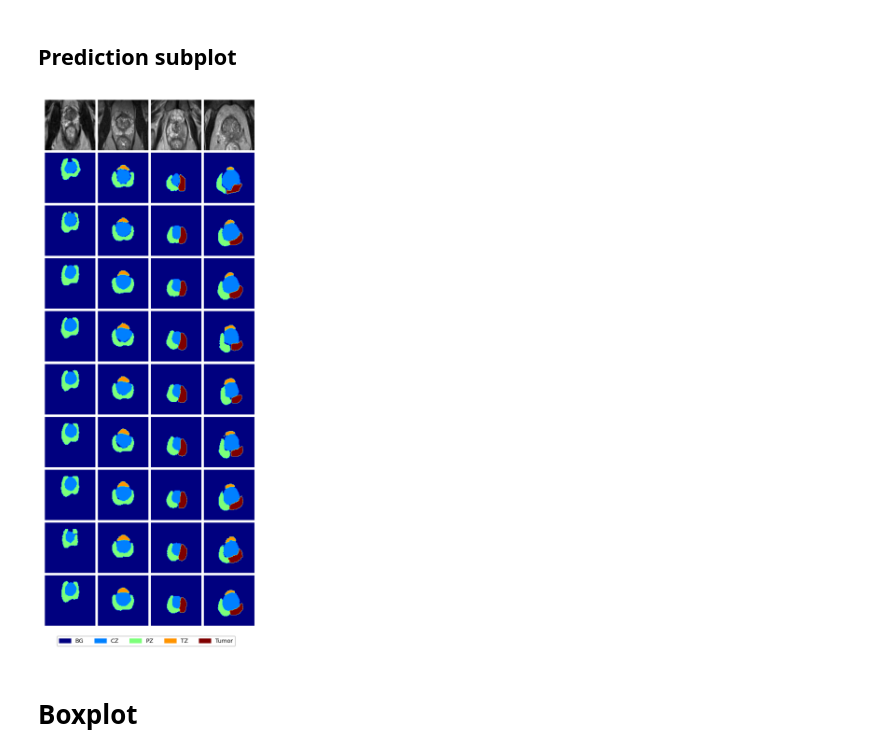
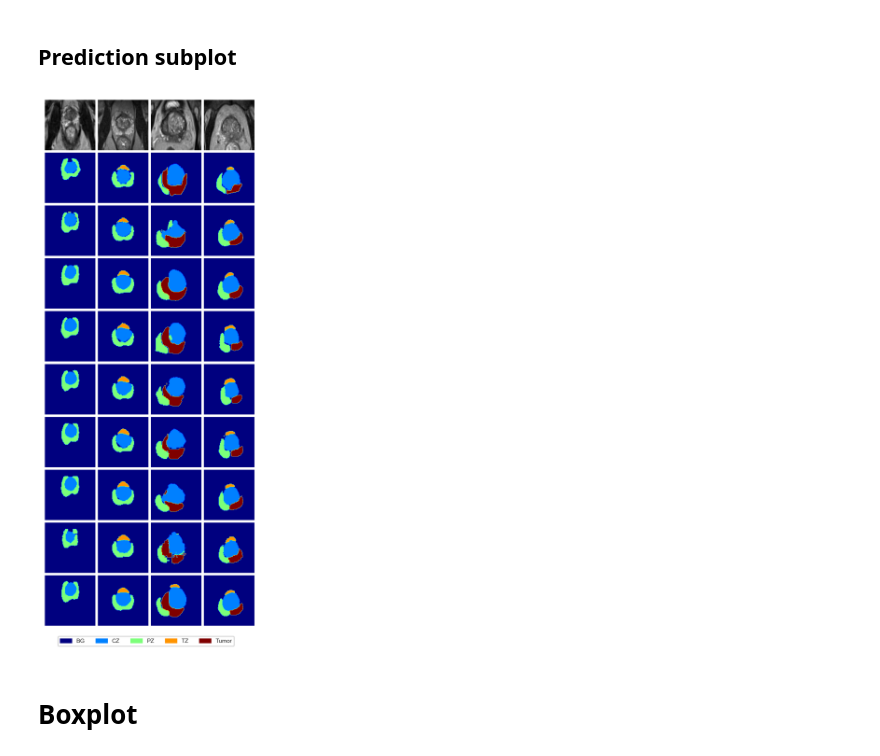
Before and after one commit to pabloquihui/Dataset_pca, a Jupyter notebook: plot_uq.ipynb, the cells around one changed output. Saved outputs shown, nothing was run; the diff lists cells and outputs as text; code cells hidden in the pictures.

```diff
--- a/plot_uq.ipynb
+++ b/plot_uq.ipynb
@@ -75,10 +103,14 @@ Lista 3tumor:  [4, 8, 17, 23]
 Lista 2:  [0, 9, 10, 12, 14, 16, 21, 24, 25, 28, 30]
 # %%
 # Selecting images
-z2 = 14
+# z2 = 14
+z2 = 0
 z3 = 18
+# z3 = 5
 z3t = 17
+# z3t =  8
 z4 = 3
+# z4 = 6
 # %%
 plt.imshow(images[3], cmap='gray')
 plt.axis('off')
@@ -125,7 +157,7 @@ for i in idx:
     entropy_list = []
     preds_list = []
     for j in names_model:
-        cropped_ent= entropy[j]['entropy_all'][i][start_idx:end_idx, start_idx:end_idx]
+        cropped_ent= normalized_entropy[j]['entropy_all'][i][start_idx:end_idx, start_idx:end_idx]
         cropped_ent = resize(cropped_ent, (256, 256), anti_aliasing=False)
         cropped_pred= preds[j]['test_argmax_all'][i][start_idx:end_idx, start_idx:end_idx]
         # cropped_pred = np.repeat(np.repeat(cropped_pred, 2, axis=0), 2, axis=1)
@@ -147,5 +240,15 @@ names_model
 # %% [markdown]
 ## Uncertainty subplot
+# %%
+# Selecting images
+z2 = 14
+# z2 = 0
+z3 = 18
+# z3 = 5
+# z3t = 17
+z3t =  8
+z4 = 3
+# z4 = 6
 # %%
 bounds = [0, 1, 2, 3, 4]
 colors = ['darkblue', 'deepskyblue', 'brown', 'gold', 'orange']
@@ -319,99 +424,100 @@ ax[1,3].axis('off')
 
 
 # UNET
-ax[2,0].imshow(dict_preds[z2]['unet'], cmap='jet', vmin=0, vmax=4)
+ax[2,0].imshow(dict_preds['unet'][z2], cmap='jet', vmin=0, vmax=4)
 ax[2,0].axis('off')
-ax[2,1].imshow(dict_preds[z3]['unet'], cmap='jet', vmin=0, vmax=4)
+ax[2,1].imshow(dict_preds['unet'][z3], cmap='jet', vmin=0, vmax=4)
 ax[2,1].axis('off')
-ax[2,2].imshow(dict_preds[z3t]['unet'], cmap='jet', vmin=0, vmax=4)
+ax[2,2].imshow(dict_preds['unet'][z3t], cmap='jet', vmin=0, vmax=4)
 ax[2,2].axis('off')
-ax[2,3].imshow(dict_preds[z4]['unet'], cmap='jet', vmin=0, vmax=4)
+ax[2,3].imshow(dict_preds['unet'][z4], cmap='jet', vmin=0, vmax=4)
 ax[2,3].axis('off')
 
 # Att UNet
-ax[3,0].imshow(dict_preds[z2]['attunet'], cmap='jet', vmin=0, vmax=4)
+ax[3,0].imshow(dict_preds['attunet'][z2], cmap='jet', vmin=0, vmax=4)
 ax[3,0].axis('off')
-ax[3,1].imshow(dict_preds[z3]['attunet'], cmap='jet', vmin=0, vmax=4)
+ax[3,1].imshow(dict_preds['attunet'][z3], cmap='jet', vmin=0, vmax=4)
 ax[3,1].axis('off')
-ax[3,2].imshow(dict_preds[z3t]['attunet'], cmap='jet', vmin=0, vmax=4)
+ax[3,2].imshow(dict_preds['attunet'][z3t], cmap='jet', vmin=0, vmax=4)
 ax[3,2].axis('off')
-ax[3,3].imshow(dict_preds[z4]['attunet'], cmap='jet', vmin=0, vmax=4)
+ax[3,3].imshow(dict_preds['attunet'][z4], cmap='jet', vmin=0, vmax=4)
 ax[3,3].axis('off')
 
 # Dense UNet
-ax[4,0].imshow(dict_preds[z2]['denseunet'], cmap='jet', vmin=0, vmax=4)
+ax[4,0].imshow(dict_preds['denseunet'][z2], cmap='jet', vmin=0, vmax=4)
 ax[4,0].axis('off')
-ax[4,1].imshow(dict_preds[z3]['denseunet'], cmap='jet', vmin=0, vmax=4)
+ax[4,1].imshow(dict_preds['denseunet'][z3], cmap='jet', vmin=0, vmax=4)
 ax[4,1].axis('off')
-ax[4,2].imshow(dict_preds[z3t]['denseunet'], cmap='jet', vmin=0, vmax=4)
+ax[4,2].imshow(dict_preds['denseunet'][z3t], cmap='jet', vmin=0, vmax=4)
 ax[4,2].axis('off')
-ax[4,3].imshow(dict_preds[z4]['denseunet'], cmap='jet', vmin=0, vmax=4)
+ax[4,3].imshow(dict_preds['denseunet'][z4], cmap='jet', vmin=0, vmax=4)
 ax[4,3].axis('off')
 
 # Att denseunet
-ax[5,0].imshow(dict_preds[z2]['attdenseunet'], cmap='jet', vmin=0, vmax=4)
+ax[5,0].imshow(dict_preds['attdenseunet'][z2], cmap='jet', vmin=0, vmax=4)
 ax[5,0].axis('off')
-ax[5,1].imshow(dict_preds[z3]['attdenseunet'], cmap='jet', vmin=0, vmax=4)
+ax[5,1].imshow(dict_preds['attdenseunet'][z3], cmap='jet', vmin=0, vmax=4)
 ax[5,1].axis('off')
-ax[5,2].imshow(dict_preds[z3t]['attdenseunet'], cmap='jet', vmin=0, vmax=4)
+ax[5,2].imshow(dict_preds['attdenseunet'][z3t], cmap='jet', vmin=0, vmax=4)
 ax[5,2].axis('off')
-im = ax[5,3].imshow(dict_preds[z4]['attdenseunet'], cmap='jet', vmin=0, vmax=4)
+im = ax[5,3].imshow(dict_preds['attdenseunet'][z4], cmap='jet', vmin=0, vmax=4)
 ax[5,3].axis('off')
 
 # R2U-Net
-ax[6,0].imshow(dict_preds[z2]['r2unet'], cmap='jet', vmin=0, vmax=4)
+ax[6,0].imshow(dict_preds['r2unet'][z2], cmap='jet', vmin=0, vmax=4)
 ax[6,0].axis('off')
-ax[6,1].imshow(dict_preds[z3]['r2unet'], cmap='jet', vmin=0, vmax=4)
+ax[6,1].imshow(dict_preds['r2unet'][z3], cmap='jet', vmin=0, vmax=4)
 ax[6,1].axis('off')
-ax[6,2].imshow(dict_preds[z3t]['r2unet'], cmap='jet', vmin=0, vmax=4)
+ax[6,2].imshow(dict_preds['r2unet'][z3t], cmap='jet', vmin=0, vmax=4)
 ax[6,2].axis('off')
-im = ax[6,3].imshow(dict_preds[z4]['r2unet'], cmap='jet', vmin=0, vmax=4)
+im = ax[6,3].imshow(dict_preds['r2unet'][z4], cmap='jet', vmin=0, vmax=4)
 ax[6,3].axis('off')
 
 # Att R2U-Net
-ax[7,0].imshow(dict_preds[z2]['attr2unet'], cmap='jet', vmin=0, vmax=4)
+ax[7,0].imshow(dict_preds['attr2unet'][z2], cmap='jet', vmin=0, vmax=4)
 ax[7,0].axis('off')
-ax[7,1].imshow(dict_preds[z3]['attr2unet'], cmap='jet', vmin=0, vmax=4)
+ax[7,1].imshow(dict_preds['attr2unet'][z3], cmap='jet', vmin=0, vmax=4)
 ax[7,1].axis('off')
-ax[7,2].imshow(dict_preds[z3t]['attr2unet'], cmap='jet', vmin=0, vmax=4)
+ax[7,2].imshow(dict_preds['attr2unet'][z3t], cmap='jet', vmin=0, vmax=4)
 ax[7,2].axis('off')
-im = ax[7,3].imshow(dict_preds[z4]['attr2unet'], cmap='jet', vmin=0, vmax=4)
+im = ax[7,3].imshow(dict_preds['attr2unet'][z4], cmap='jet', vmin=0, vmax=4)
 ax[7,3].axis('off')
 
 # Swinunet
-ax[8,0].imshow(dict_preds[z2]['swinunet'], cmap='jet', vmin=0, vmax=4)
+ax[8,0].imshow(dict_preds['swinunet'][z2], cmap='jet', vmin=0, vmax=4)
 ax[8,0].axis('off')
-ax[8,1].imshow(dict_preds[z3]['swinunet'], cmap='jet', vmin=0, vmax=4)
+ax[8,1].imshow(dict_preds['swinunet'][z3], cmap='jet', vmin=0, vmax=4)
 ax[8,1].axis('off')
-ax[8,2].imshow(dict_preds[z3t]['swinunet'], cmap='jet', vmin=0, vmax=4)
+ax[8,2].imshow(dict_preds['swinunet'][z3t], cmap='jet', vmin=0, vmax=4)
 ax[8,2].axis('off')
-im = ax[8,3].imshow(dict_preds[z4]['swinunet'], cmap='jet', vmin=0, vmax=4)
+im = ax[8,3].imshow(dict_preds['swinunet'][z4], cmap='jet', vmin=0, vmax=4)
 ax[8,3].axis('off')
 
 # FAUNET
-ax[9,0].imshow(dict_preds[z2]['faunet'], cmap='jet', vmin=0, vmax=4)
+ax[9,0].imshow(dict_preds['faunet'][z2], cmap='jet', vmin=0, vmax=4)
 ax[9,0].axis('off')
-ax[9,1].imshow(dict_preds[z3]['faunet'], cmap='jet', vmin=0, vmax=4)
+ax[9,1].imshow(dict_preds['faunet'][z3], cmap='jet', vmin=0, vmax=4)
 ax[9,1].axis('off')
-ax[9,2].imshow(dict_preds[z3t]['faunet'], cmap='jet', vmin=0, vmax=4)
+ax[9,2].imshow(dict_preds['faunet'][z3t], cmap='jet', vmin=0, vmax=4)
 ax[9,2].axis('off')
-im = ax[9,3].imshow(dict_preds[z4]['faunet'], cmap='jet', vmin=0, vmax=4)
+im = ax[9,3].imshow(dict_preds['faunet'][z4], cmap='jet', vmin=0, vmax=4)
 ax[9,3].axis('off')
 
 plt.subplots_adjust(wspace=0.01, hspace=0.05)
 # plt.tight_layout()
 
 import matplotlib.patches as mpatches
 values2 = ['BG','CZ','PZ','TZ','Tumor']
 values = [0,1,2,3,4]
 colors = [ im.cmap(im.norm(value)) for value in values]
 # create a patch (proxy artist) for every color
 patches = [ mpatches.Patch(color=colors[i], label=values2[i]) for i in range(len(values)) ]
 # put those patched as legend-handles into the legend
 fig.legend(handles=patches, ncol=5, prop={'size': 6}, loc=8, bbox_to_anchor=(0.5, 0.08), borderaxespad=0. )
 plt.savefig('preds.png', dpi=300, bbox_inches='tight')
+plt.show()
 # %% [output]
-[figure, old version]
+[figure, new version]
 # %% [markdown]
 # Boxplot
 # %% [markdown]
```
Also changed, not shown: parts of 12 cells of this notebook, 1 other file.
